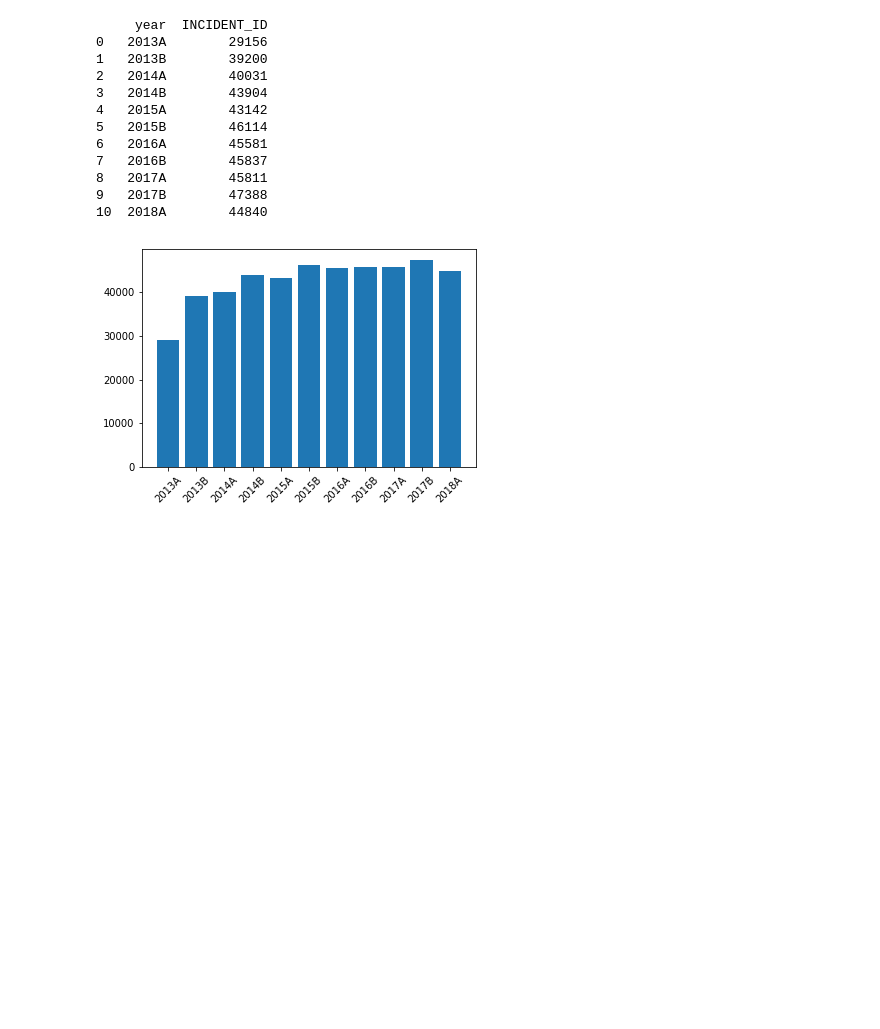
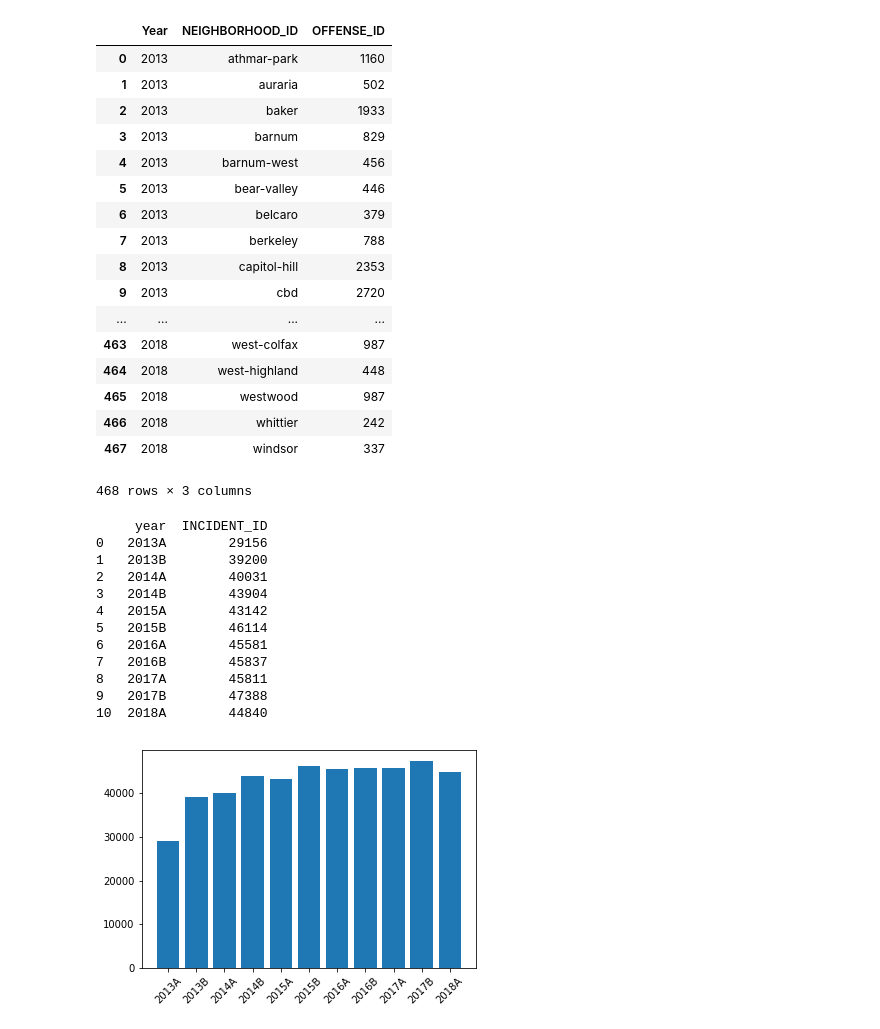
Before and after one commit to lawithers001/Denver-Crime_Truth.or.DARE, a Jupyter notebook: Project_TX.ipynb, the cells around one changed output. Drawn from its saved outputs; the diff is of its cells as text; code cells hidden in the pictures; blank space fills up the shorter version.

```diff
--- a/Project_TX.ipynb
+++ b/Project_TX.ipynb
@@ -11,6 +11,42 @@ df= pd.read_csv("crime.csv")
 df['semi_year'] = df['REPORTED_DATE'].map(lambda x: x)
 df['REPORTED_DATE'] = pd.to_datetime(df['REPORTED_DATE'])
 df['year'] = df['REPORTED_DATE'].map(lambda x: str(x.year) +'A' if x.month < 7 else str(x.year) +"B")
+# %%
+df.head(1)
+
+
+df.groupby(['Year','NEIGHBORHOOD_ID'])['OFFENSE_ID'].count().reset_index()
+
+#df200.head(2)
+
+#df200= df200[['year', 'OFFENSE_TYPE_ID']]
+
+
+#ok100 = df200['NEIGHBORHOOD_ID']
+#ok200 = df200['OFFENSE_TYPE_ID']
+#plt.xticks(rotation = 100000)
+#plt.bar(ok100,ok200)
+
+#ok
+# %% [output]
+|  | Year | NEIGHBORHOOD_ID | OFFENSE_ID |
+| 0 | 2013 | athmar-park | 1160 |
+| 1 | 2013 | auraria | 502 |
+| 2 | 2013 | baker | 1933 |
+| 3 | 2013 | barnum | 829 |
+| 4 | 2013 | barnum-west | 456 |
+| 5 | 2013 | bear-valley | 446 |
+| 6 | 2013 | belcaro | 379 |
+| 7 | 2013 | berkeley | 788 |
+| 8 | 2013 | capitol-hill | 2353 |
+| 9 | 2013 | cbd | 2720 |
+| ... | ... | ... | ... |
+| 463 | 2018 | west-colfax | 987 |
+| 464 | 2018 | west-highland | 448 |
+| 465 | 2018 | westwood | 987 |
+| 466 | 2018 | whittier | 242 |
+| 467 | 2018 | windsor | 337 |
+468 rows × 3 columns
 # %%
 ok2 = df['GEO_LAT'].notnull()
 ok3 = df['GEO_LON'].notnull()
```
Also changed, not shown: parts of 2 cells of this notebook.
